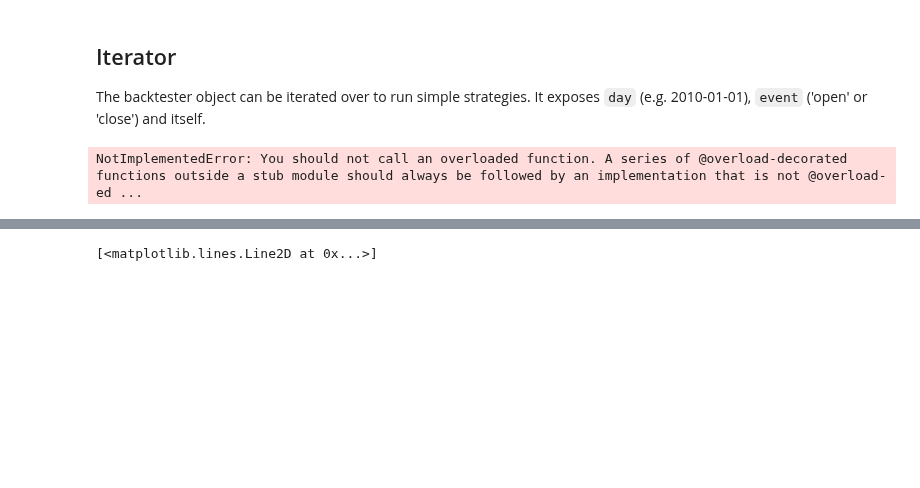
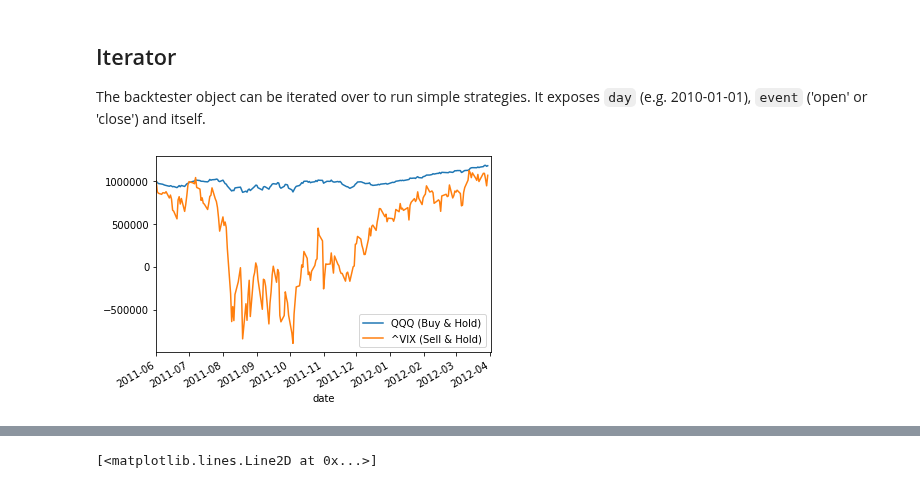
Before and after one commit to MiniXC/simple-back, a Jupyter notebook: examples/usage_examples.ipynb, the cells around one changed output, grey strips where cells are left out. Saved outputs shown, nothing was run; the diff lists cells and outputs as text; code cells hidden in the pictures; blank space fills up the shorter version.

Commit message:
0.4.2 - reworked simultaneous strategies

```diff
--- a/examples/usage_examples.ipynb
+++ b/examples/usage_examples.ipynb
@@ -23,18 +24,27 @@ The backtester object can be iterated over to run simple strategies.
 It exposes ``day`` (e.g. 2010-01-01), ``event`` ('open' or 'close') and itself.
 # %%
 ticker = 'QQQ'
-bt = BacktesterBuilder().balance(1_000_000).calendar('NYSE').build()
+bt = (
+BacktesterBuilder()
+  .name('My Backtest')
+  .balance(1_000_000)
+  .strategies(['QQQ', SellAndHold('^VIX')])
+  .live_plot()
+  .calendar('NYSE')
+  .build()
+)
 
+"""
 for day, event, b in bt['2011-06-01':'2012-04-02']:
     # calculate average price of the ticker over the last 30 days
     avg_open = b.prices[ticker,-30:]['open'].mean()
 
     if day == date(2011,6,1) and event == 'open':
         b.order_abs('ETR', b.price('ETR')*261)
 
     if day == date(2011,10,3) and event == 'open':
         b.order_abs('ETR', b.price('ETR')*86.1)
+"""
+bt['2011-06-01':'2012-04-02'].run()
+# %% [output]
+[figure, added]
-# %%
-bt.portfolio[bt.pf.profit_loss_pct <= 0.03]
-# %% [output]
-NotImplementedError: You should not call an overloaded function. A series of @overload-decorated functions outside a stub module should always be followed by an implementation that is not @overload-ed ...
```
Also changed, not shown: parts of 7 cells of this notebook, 8 other files.
